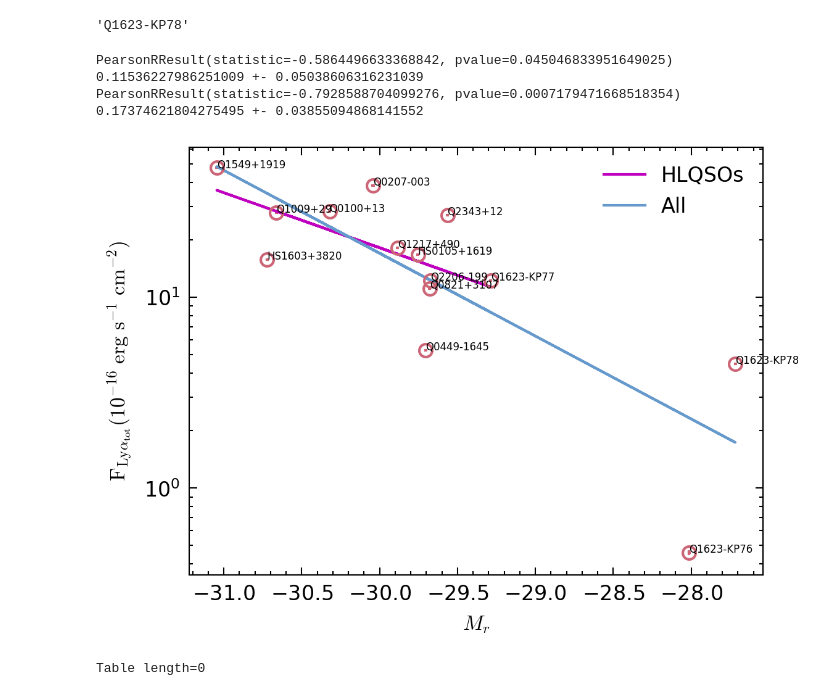
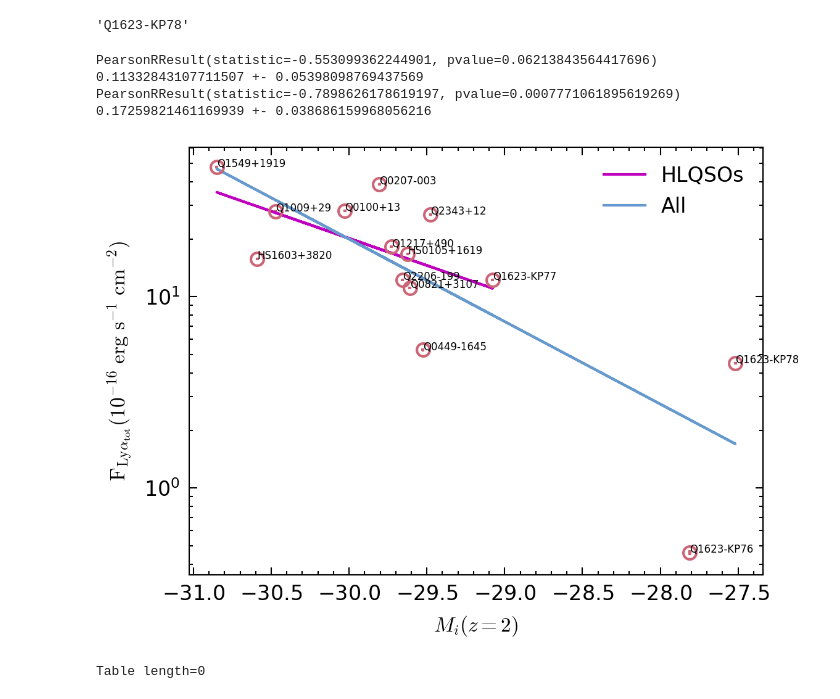
Before and after one commit to yuanzeding/KBSS_DataAnalysis, a Jupyter notebook: correlation.ipynb, the cells around one changed output. Saved outputs shown, nothing was run; the diff lists cells and outputs as text; code cells hidden in the pictures.

```diff
--- a/correlation.ipynb
+++ b/correlation.ipynb
@@ -1782,3 +1968,8 @@ QSOphot
+# %%
+for name in QSOphot["Obj"]:
+    for sname in QSOline
+lines=QSOline[sname]
+if "MgII" in lines:
 # %% [markdown]
 ## Extract center Lya peak SB and total Lya nebular flux
 # %%
@@ -2088,7 +2279,7 @@ metrics=line_total_flux
 ms=5
 photpath="/disk/bifrost/yuanze/KBSS/sedfit_master"
 tfs=4
-band="r"
+band="i"
 qsos_bright = ascii.read(KBSSpath+"/KCWI/qsos_bright_updated_full.list",format="ipac")
 for ind,id in enumerate(line_total_flux.keys()):
     #sourcename=re.findall(r"-(.*)",id)[0]
@@ -2109,7 +2300,7 @@ for ind,id in enumerate(line_total_flux.keys()):
         x = sentry[band][0]-mu
         if band=="i":
             try:
-                x=sentry["Mi"][0]
+                x=sentry["Mi_z2"][0]
             except:
                 mu= 5.*np.log10(Planck18.luminosity_distance(sentry["z_sys"][0]).to(u.pc).value)-5 #distance modulus
                 x = sentry[band][0]-mu
@@ -2139,44 +2330,44 @@ from matplotlib.lines import Line2D
 #proxy_line1 = plt.plot([], [], marker="o",lw=0, mfc="None",ms=ms,color=colorlst[0], label="Type-1 AGN")
 #proxy_line2 = plt.plot([], [], marker="o",lw=0, mfc="None",ms=ms,color=colorlst[1], label="Type-2 AGN")
 #axs.legend()
-axs.set_xlabel(r"$M_{ %s}$"%band)
+axs.set_xlabel(r"$M_{ %s}(z=2)$"%band)
 #axs.set_ylabel(r"$\rm(1+z)^{2} F_{Ly\alpha_{tot}} (10^{-16}~\rm erg~s^{-1}~cm^{-2})$")
 axs.set_ylabel(r"$\rm F_{Ly\alpha_{tot}} (10^{-16}~\rm erg~s^{-1}~cm^{-2})$")
 
 #axs.set_xscale
 #axs.set_xlim([22,26])
 
 axs.set_yscale("log")
 
 resall=scipy.stats.linregress(fxall,np.log10(fyall))
 res=scipy.stats.linregress(fx,np.log10(fy))
 
 axs.plot(fx,10**(res.intercept+res.slope*np.array(fx)),"m",label="HLQSOs")
 
 axs.plot(fxall,10**(resall.intercept+resall.slope*np.array(fxall)),color=colorlst[2],label="All")
 
 #axs.set_yscale("log")
 axs.legend(loc="best")
 
 #axs.set_ylim([-1,10])
 #axs.set_yticks([5e-2,1e-1,1,5,10,100])
 #axs.set_yticklabels([r"5$\times10^{-2}$",r"10$^{-1}$","1","5","10","100"])
 
 
 print(scipy.stats.pearsonr(fx,np.log10(fy)))
 print(res.slope/-2.5,r"+-",res.stderr/2.5)
 
 print(scipy.stats.pearsonr(fxall,np.log10(fyall)))
 print(resall.slope/-2.5,r"+-",resall.stderr/2.5)
 
 #axs.set_xscale("symlog")
-fig.savefig(KBSSpath+"/fig/Lya_MRs_HLQSOs.pdf")
+#fig.savefig(KBSSpath+"/fig/Lya_MRs_HLQSOs.pdf")
 # %% [output]
-PearsonRResult(statistic=-0.5864496633368842, pvalue=0.045046833951649025)
-0.11536227986251009 +- 0.05038606316231039
-PearsonRResult(statistic=-0.7928588704099276, pvalue=0.0007179471668518354)
-0.17374621804275495 +- 0.03855094868141552
+PearsonRResult(statistic=-0.553099362244901, pvalue=0.06213843564417696)
+0.11332843107711507 +- 0.05398098769437569
+PearsonRResult(statistic=-0.7898626178619197, pvalue=0.0007771061895619269)
+0.17259821461169939 +- 0.038686159968056216
-[figure, old version]
+[figure, new version]
 # %%
 sentry
 # %% [output]
```
Also changed, not shown: parts of 31 cells of this notebook, 9 other files.
